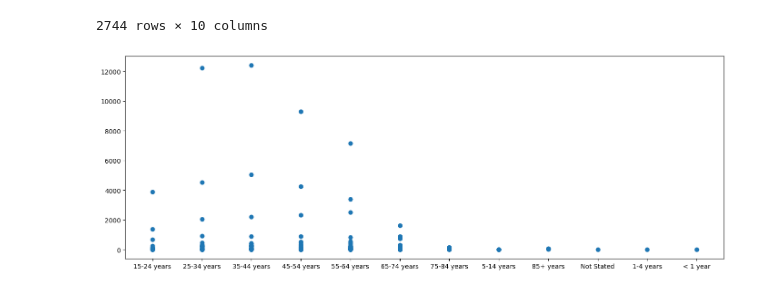
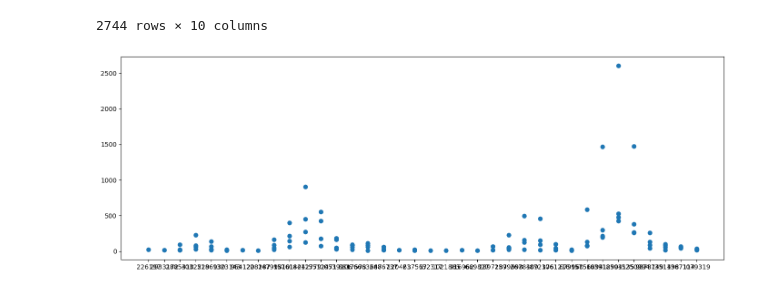
Before and after one commit to Merricko24/Adv-Data-Science-Overdose-Project, a Jupyter notebook: ProjectNotebook.ipynb, the cells around one changed output. Cells and saved outputs as stored; diff of their text form; code cells hidden in the pictures.

```diff
--- a/ProjectNotebook.ipynb
+++ b/ProjectNotebook.ipynb
@@ -47,19 +47,19 @@ Array of unique cause codes: ['D1' 'D2' 'D3' 'D4' 'D9' 'A1' 'A9' 'O9']
 # %%
 fig, axes = plt.subplots(1, 1, figsize=(14, 5))
 np.random.seed(49)
 
-data_for_1999 = cleaned_df[cleaned_df["Year"] == 2020]
+data_for_1999 = cleaned_df[cleaned_df["Year"] == 1999]
 # x_vals = cleaned_df["Year"]+ np.random.normal(0, 0.2, size=len(cleaned_df["Year"]))
 # y_vals = cleaned_df["Deaths"]
 
-x_vals = data_for_1999["Ten-Year Age Groups"]
+x_vals = data_for_1999["Population"]
 y_vals = data_for_1999["Deaths"]
 axes.scatter(x_vals, y_vals, s=40)
 # axes.set_title("Year vs. Total Number of Deaths", fontweight='bold', fontsize=13)
 # axes.set_xlabel("Year")
 # axes.set_ylabel("Total Number of Deaths")
 
 plt.tight_layout()
 plt.show()
 # %% [output]
-[figure, old version]
+[figure, new version]
```
Also changed, not shown: 2 other files.
